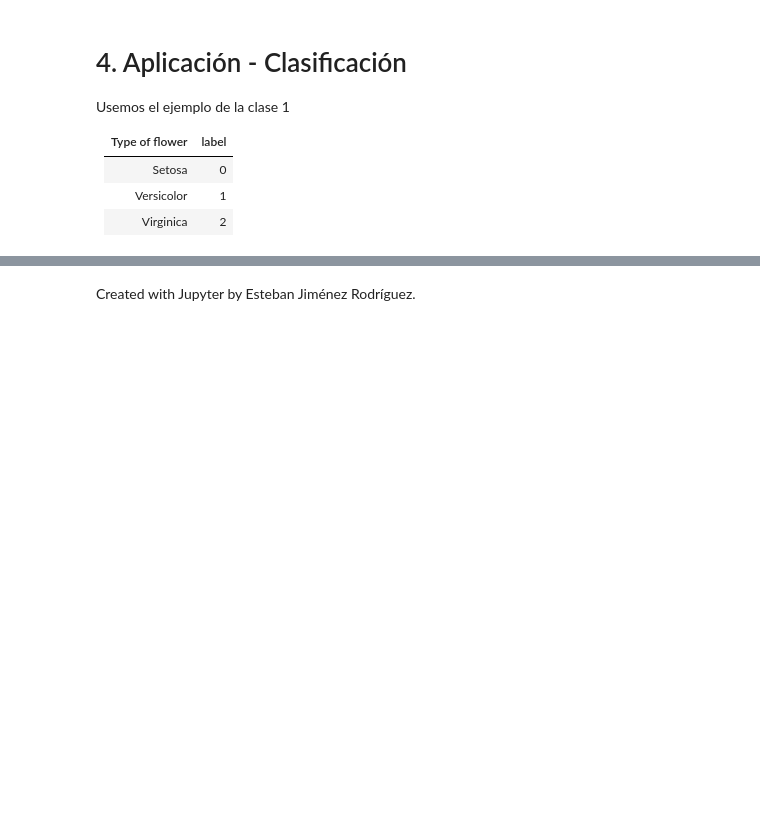
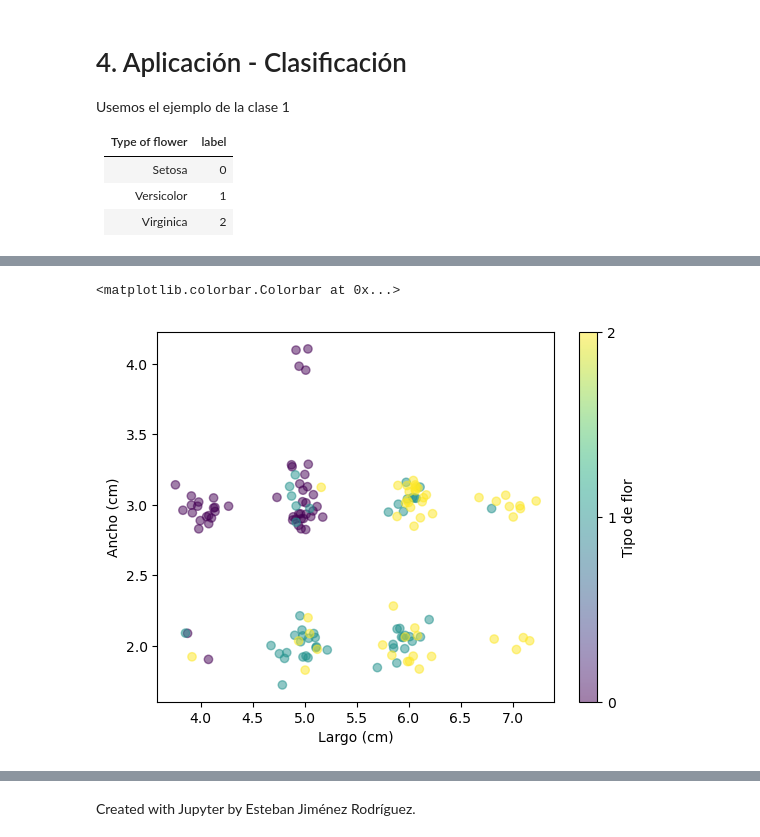
Before and after one commit to FernandoVelascoLoera/mgp2025, a Jupyter notebook: m2-redes-bayesianas/c7-algo-inferencia/2-algo-eliminacion-variables.ipynb, the cells around one changed output, grey strips where cells are left out. Saved outputs shown, nothing was run; the diff lists cells and outputs as text; code cells hidden in the pictures; blank space fills up the shorter version.

```diff
--- a/m2-redes-bayesianas/c7-algo-inferencia/2-algo-eliminacion-variables.ipynb
+++ b/m2-redes-bayesianas/c7-algo-inferencia/2-algo-eliminacion-variables.ipynb
@@ -504,0 +506,8 @@ Usemos el ejemplo de la clase 1
+# %%
+# Data loading (integer parts, for simplicity)
+iris_data = load_iris()
+iris_df = pd.DataFrame(
+    data=iris_data.data[:, :2].astype(int),  # Use only first two features for simplicity, integer parts
+    columns=iris_data.feature_names[:2]
+)
+iris_df["species"] = iris_data.target
@@ -509,3 +533,17 @@ Usemos el ejemplo de la clase 1
+# %%
+# Scatter plot (largo vs. ancho), color regarding type of flower. Add a bit of noise
+plt.scatter(
+    x=iris_df["sepal length (cm)"] + np.random.normal(0, 0.1, size=len(iris_df)),
+    y=iris_df["sepal width (cm)"] + np.random.normal(0, 0.1, size=len(iris_df)),
+    c=iris_df["species"],
+    alpha=0.5,
+)
+plt.xlabel("Largo (cm)")
+plt.ylabel("Ancho (cm)")
+plt.colorbar(ticks=[0, 1, 2], label="Tipo de flor")
+# %% [output]
+<matplotlib.colorbar.Colorbar at 0x...>
+[figure, added]
 # %%
 from IPython.display import Image
 # %%
```
Also changed, not shown: parts of 22 cells of this notebook, 3 other files.
